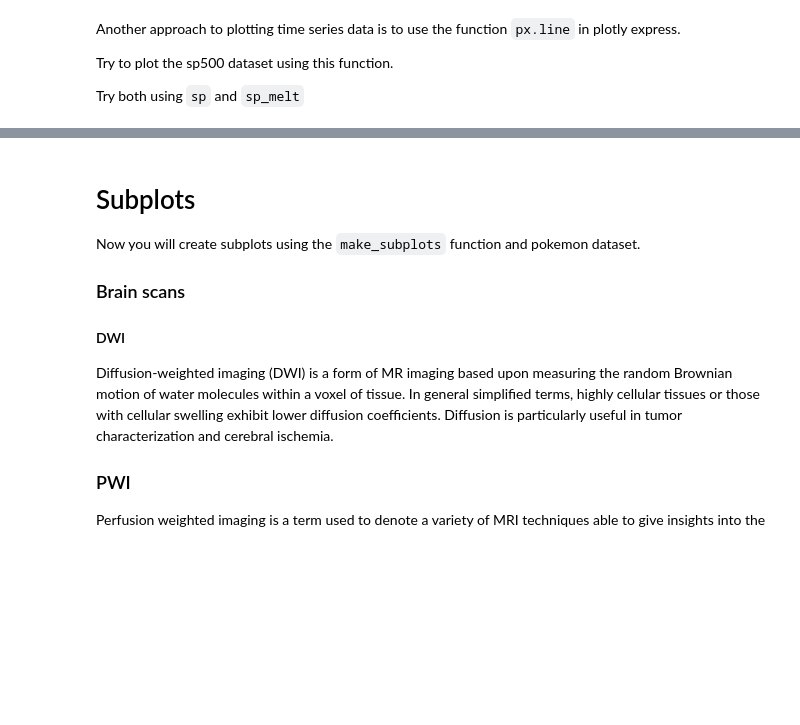
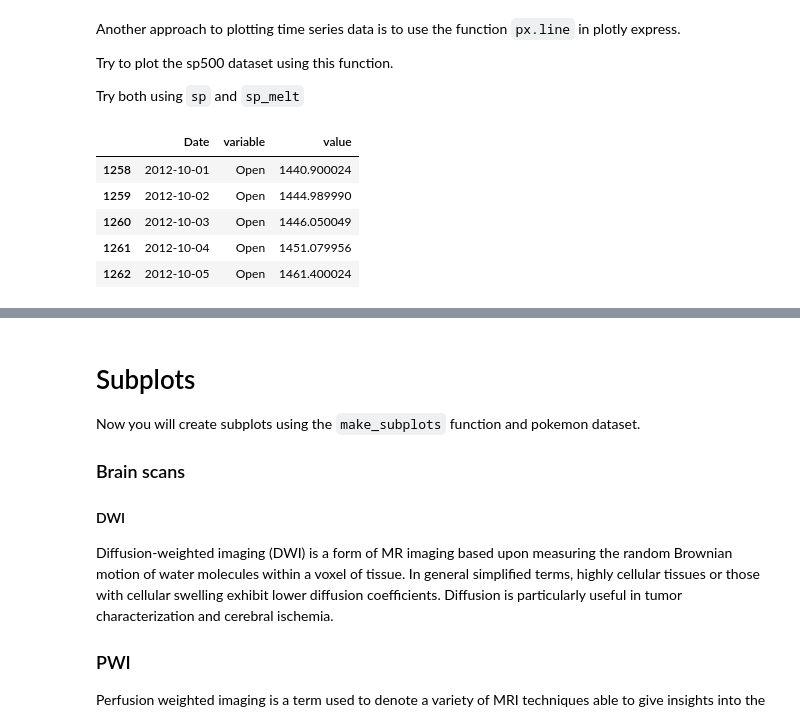
Before and after one commit to christianbomholt/force_tech, a Jupyter notebook: exercises/plotting_exercise.ipynb, the cells around one changed output, grey strips where cells are left out. Saved outputs shown, nothing was run; the diff lists cells and outputs as text; code cells hidden in the pictures; blank space fills up the shorter version.

```diff
--- a/exercises/plotting_exercise.ipynb
+++ b/exercises/plotting_exercise.ipynb
@@ -167,9 +232,18 @@ Try both using `sp` and `sp_melt`
 # %%
 sp_melt = pd.melt(sp.reset_index(), id_vars="Date")
 
 sp_melt = sp_melt[sp_melt.variable.isin(["Open","High","Low"])]
 
 sp = sp.reset_index()
+
+sp_melt.head()
+# %% [output]
+|  | Date | variable | value |
+| 1258 | 2012-10-01 | Open | 1440.900024 |
+| 1259 | 2012-10-02 | Open | 1444.989990 |
+| 1260 | 2012-10-03 | Open | 1446.050049 |
+| 1261 | 2012-10-04 | Open | 1451.079956 |
+| 1262 | 2012-10-05 | Open | 1461.400024 |
 # %%
 #ANS
 px.line(sp,x="Date",y="Open")
```
Also changed, not shown: parts of 18 cells of this notebook, 11 other files.
